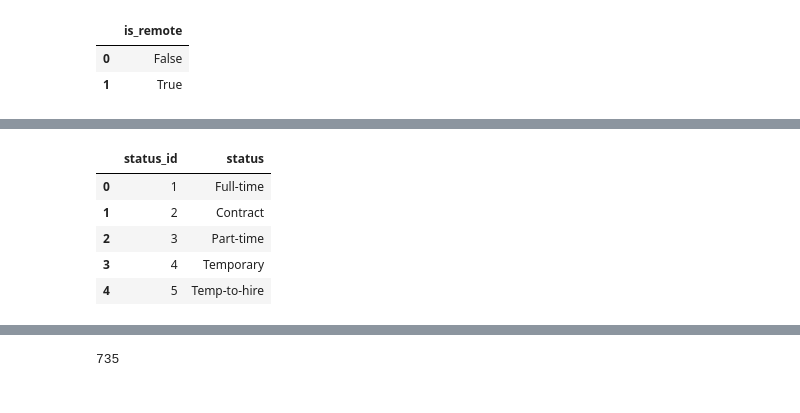
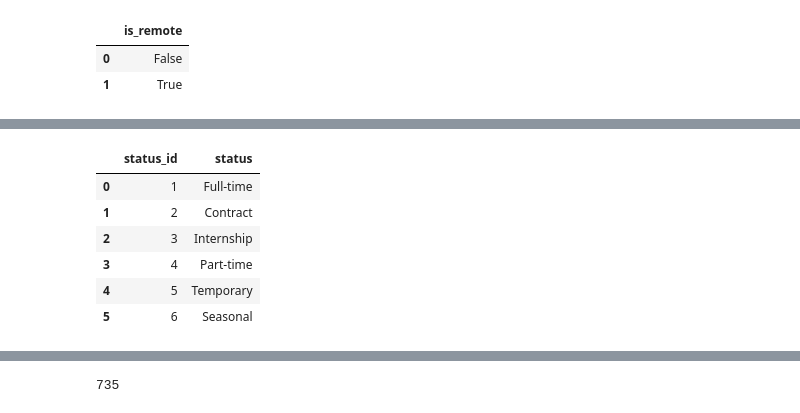
Before and after one commit to hanle1988/smu_bootcamp_project2, a Jupyter notebook: Bekhem's work/Project 2.ipynb, the cells around one changed output, grey strips where cells are left out. Saved outputs shown, nothing was run; the diff lists cells and outputs as text; code cells hidden in the pictures.

```diff
--- a/Bekhem's work/Project 2.ipynb
+++ b/Bekhem's work/Project 2.ipynb
@@ -720,13 +531,14 @@ df.head()
 # %%
 status2 = pd.read_sql("select id as status_id, status from status", engine)
-status2.head()
+status2.head(20)
 # %% [output]
 |  | status_id | status |
 | 0 | 1 | Full-time |
 | 1 | 2 | Contract |
-| 2 | 3 | Part-time |
-| 3 | 4 | Temporary |
-| 4 | 5 | Temp-to-hire |
+| 2 | 3 | Internship |
+| 3 | 4 | Part-time |
+| 4 | 5 | Temporary |
+| 5 | 6 | Seasonal |
 # %%
 df = pd.merge(df, status2, on = "status", how ="left")
 df.drop("status", axis=1, inplace=True)
```
Also changed, not shown: parts of 71 cells of this notebook, 6 other files.
